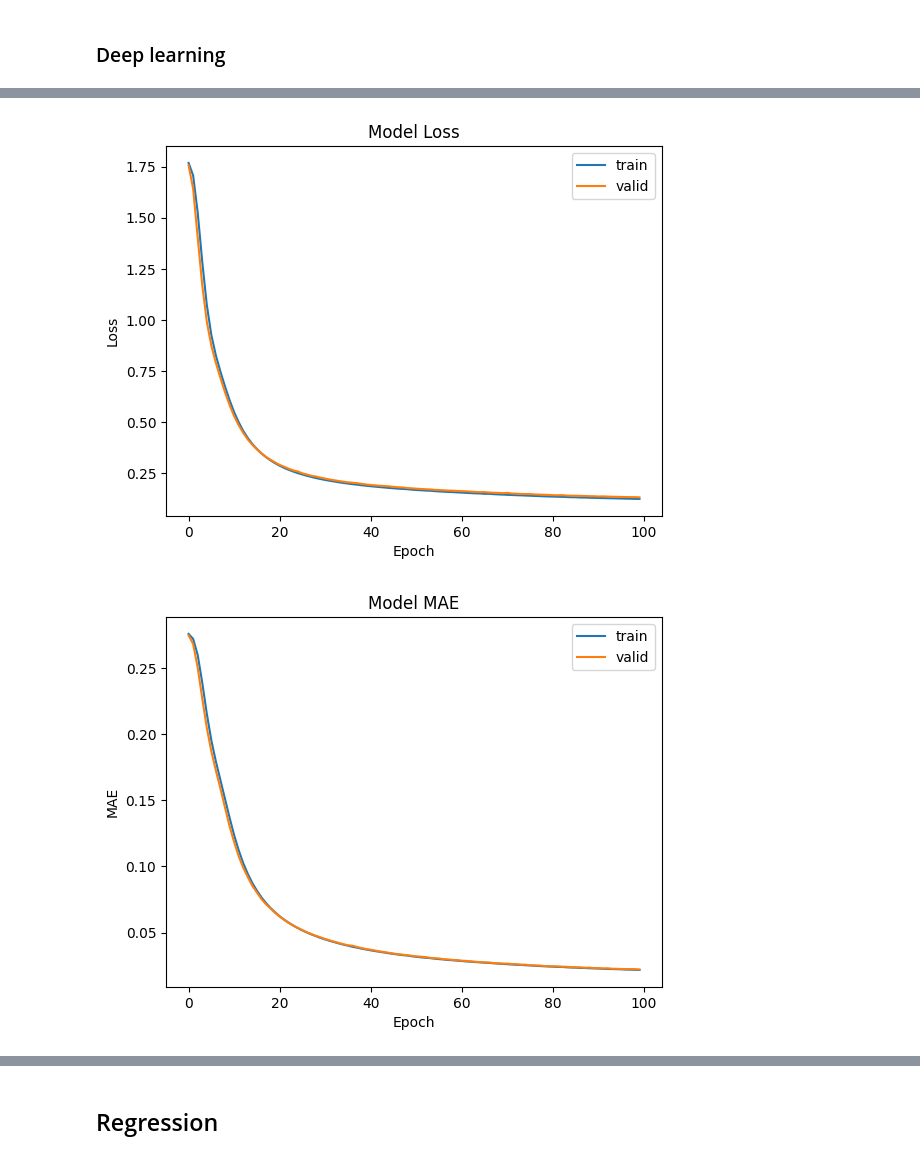
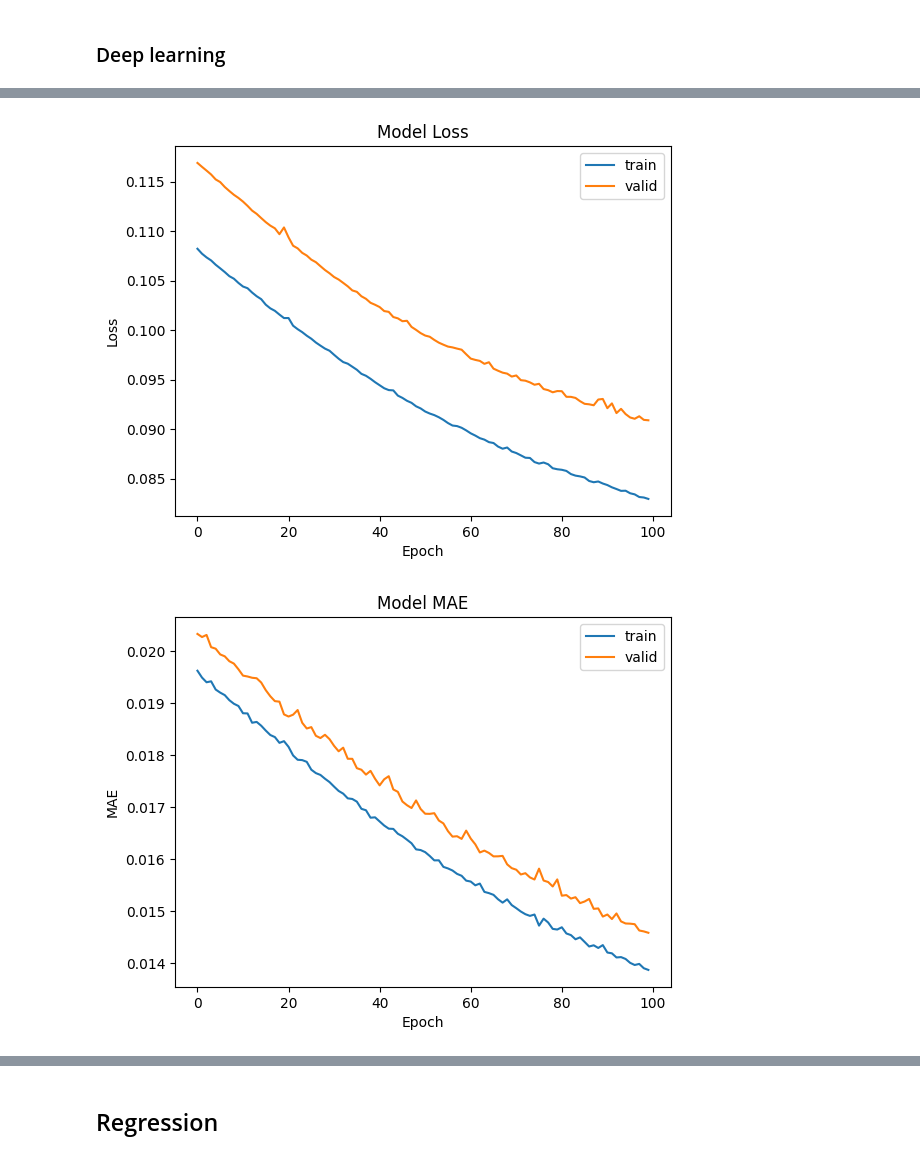
Before and after one commit to Frollamma/progetto-piccialli, a Jupyter notebook: main_feature_importance.ipynb, the cells around one changed output, grey strips where cells are left out. Drawn from its saved outputs; the diff is of its cells as text; code cells hidden in the pictures.

```diff
--- a/main_feature_importance.ipynb
+++ b/main_feature_importance.ipynb
@@ -206,11 +224,12 @@ import pickle
 import numpy as np
 from sklearn.model_selection import train_test_split
 
-FEATURES_COLUMNS = [col for col in df_numeric_dropped_chi2.columns if col not in LABEL_COLUMNS]
+df_feature_importance_sorted = pickle.load(open('df_feature_importance_sorted.pkl', 'rb'))
+FEATURES_COLUMNS = [col for col in df_feature_importance_sorted.columns if col not in LABEL_COLUMNS]
 
 # Open pickle files from X_numeric.pkl and y_numeric.pkl
-X = pickle.load(open('X_numeric.pkl', 'rb'))
-y = pickle.load(open('y_numeric.pkl', 'rb'))
+X = pickle.load(open('X_feature_importance_classification.pkl', 'rb'))
+y = pickle.load(open('y_feature_importance_classification.pkl', 'rb'))
 
 # Set the test size
 test_size = 0.2
@@ -240,10 +259,8 @@ print(f"X_test[0]: {X_test[0]}")
 print(f"y_test[0]: {y_test[0]}")
 
 # Save to pickle files
-pickle.dump(X, open('X_numeric_classification.pkl', 'wb'))
-pickle.dump(X_train, open('X_numeric_train_classification.pkl', 'wb'))
-pickle.dump(X_test, open('X_numeric_test_classification.pkl', 'wb'))
-pickle.dump(y, open('y_numeric_classification.pkl', 'wb'))
-pickle.dump(y_train, open('y_numeric_train_classification.pkl', 'wb'))
-pickle.dump(y_test, open('y_numeric_test_classification.pkl', 'wb'))
+pickle.dump(X_train, open('X_feature_importance_train_classification.pkl', 'wb'))
+pickle.dump(X_test, open('X_feature_importance_test_classification.pkl', 'wb'))
+pickle.dump(y_train, open('y_feature_importance_train_classification.pkl', 'wb'))
+pickle.dump(y_test, open('y_feature_importance_test_classification.pkl', 'wb'))
 # %% [output]
@@ -269,14 +288,14 @@ We import the training and test data
 # Import the training and test data from pickle files
 import pickle
 
-X = pickle.load(open('X_numeric_classification.pkl', 'rb'))
-X_train = pickle.load(open('X_numeric_train_classification.pkl', 'rb'))
-X_test = pickle.load(open('X_numeric_test_classification.pkl', 'rb'))
-y = pickle.load(open('y_numeric_classification.pkl', 'rb'))
-y_train = pickle.load(open('y_numeric_train_classification.pkl', 'rb'))
-y_test = pickle.load(open('y_numeric_test_classification.pkl', 'rb'))
+X = pickle.load(open('X_feature_importance_classification.pkl', 'rb'))
+X_train = pickle.load(open('X_feature_importance_train_classification.pkl', 'rb'))
+X_test = pickle.load(open('X_feature_importance_test_classification.pkl', 'rb'))
+y = pickle.load(open('y_feature_importance_classification.pkl', 'rb'))
+y_train = pickle.load(open('y_feature_importance_train_classification.pkl', 'rb'))
+y_test = pickle.load(open('y_feature_importance_test_classification.pkl', 'rb'))
 
-CLASSIFICATION_PLOT_AXES = ["full_a_mean", "full_red_skewness"]
+CLASSIFICATION_PLOT_AXES = ["full_a_stddev", "a_stddev"]
 # %% [markdown]
 We apply Naive Bayes, that has the model performance that we want to beat.
 # %%
@@ -643,14 +644,13 @@ from sklearn.model_selection import train_test_split
 import pickle
 
 # Import the data from pickle files
-df_numeric_dropped_chi2_sorted = pickle.load(open('df_numeric_dropped_chi2_sorted.pkl', 'rb'))
-X = pickle.load(open('X_numeric.pkl', 'rb'))
+df_feature_importance_sorted = pickle.load(open('df_feature_importance_sorted.pkl', 'rb'))
+X = pickle.load(open('X_feature_importance_classification.pkl', 'rb'))
 
 # Set train, test and validation data
 X: NDArray[np.float64] = X
-y = pd.get_dummies(df_numeric_dropped_chi2_sorted["class_target"])
+y = pd.get_dummies(df_feature_importance_sorted["class_target"])
 y = y.to_numpy(dtype=np.int32)
-# y = y.to_numpy(dtype=np.float64)
 X_train, X_test, y_train, y_test = train_test_split(X, y, test_size=0.2, random_state=42)
 X_train, X_valid, y_train, y_valid = train_test_split(X_train, y_train, random_state=42, test_size=0.2)
 
@@ -759,12 +756,12 @@ Epoch 100/100
 # %%
 # Import the model and history from a file
 import pickle
 import tensorflow as tf
 
-model = tf.keras.models.load_model('model_numeric.keras')
-history = pickle.load(open('history_numeric.pkl', 'rb'))
+model = tf.keras.models.load_model('model_feature_importance.keras')
+history = pickle.load(open('history_feature_importance.pkl', 'rb'))
 
 create_training_history_plot(history)
 # %% [output]
-[figure, old version]
+[figure, new version]
-[figure, old version]
+[figure, new version]
```
Also changed, not shown: parts of 35 cells of this notebook, 4 other files.
